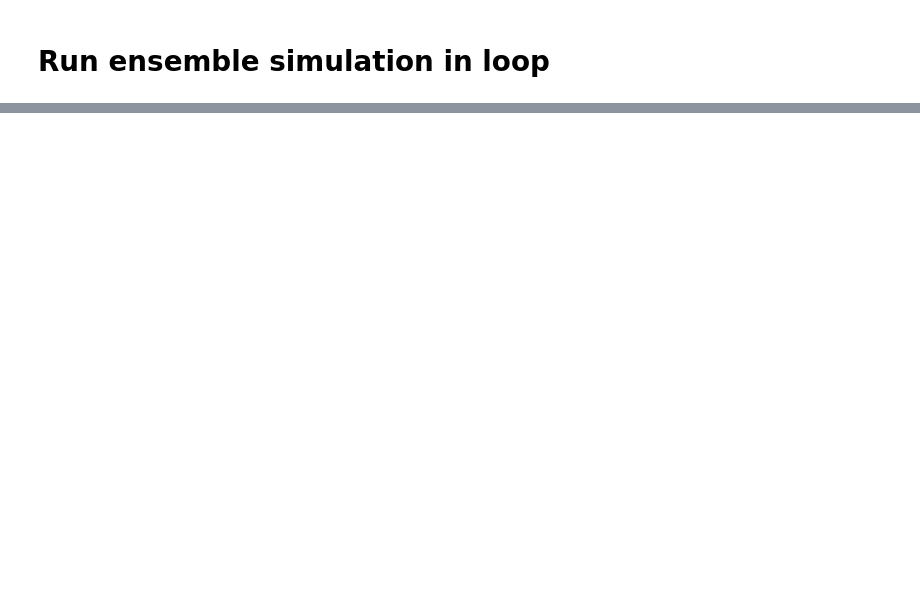
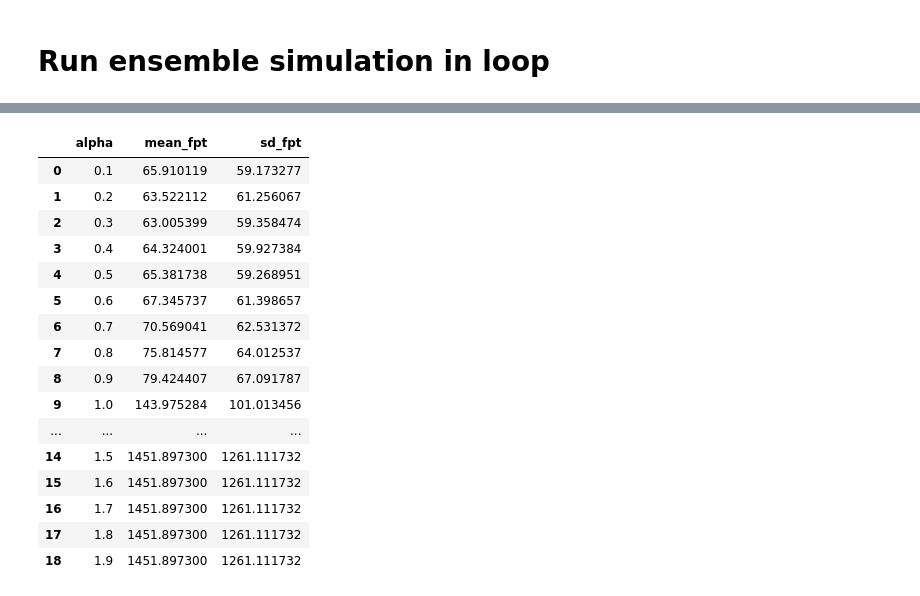
Before and after one commit to anuszka/fitnesslandscapestudent, a Jupyter notebook: LevyFlight11.ipynb, the cells around one changed output, grey strips where cells are left out. Saved outputs shown, nothing was run; the diff lists cells and outputs as text; code cells hidden in the pictures; blank space fills up the shorter version.

```diff
--- a/LevyFlight11.ipynb
+++ b/LevyFlight11.ipynb
@@ -31,2 +28,39 @@ sh: 1: ./LevyFlight.run: not found
 
 outT5e+03N5e+03dt1e-01alpha2e+00_ensemble.csv saved
+# %%
+import numpy as np
+import pandas as pd
+import matplotlib.pyplot as plt
+
+from settings import init
+from types import SimpleNamespace
+from fpt_helpers import get_fpt_mean_sd
+
+params=init()
+n = SimpleNamespace(**params)
+data=[]
+for n.alpha in np.arange(n.alpha_min,n.alpha_max,n.alpha_step):
+    output_data_file=f"outT{n.T1:.0e}N{n.Ntraj1:.0e}dt{n.dt1:.0e}alpha{n.alpha:.0e}_ensemble.csv"
+    mean_fpt, sd_fpt=get_fpt_mean_sd(output_path=n.output_dir+output_data_file)
+    data.append([n.alpha, mean_fpt,sd_fpt])
+
+mfptdf=pd.DataFrame(data, columns=['alpha', 'mean_fpt','sd_fpt'])
+mfptdf
+# %% [output]
+|  | alpha | mean_fpt | sd_fpt |
+| 0 | 0.1 | 65.910119 | 59.173277 |
+| 1 | 0.2 | 63.522112 | 61.256067 |
+| 2 | 0.3 | 63.005399 | 59.358474 |
+| 3 | 0.4 | 64.324001 | 59.927384 |
+| 4 | 0.5 | 65.381738 | 59.268951 |
+| 5 | 0.6 | 67.345737 | 61.398657 |
+| 6 | 0.7 | 70.569041 | 62.531372 |
+| 7 | 0.8 | 75.814577 | 64.012537 |
+| 8 | 0.9 | 79.424407 | 67.091787 |
+| 9 | 1.0 | 143.975284 | 101.013456 |
+| ... | ... | ... | ... |
+| 14 | 1.5 | 1451.897300 | 1261.111732 |
+| 15 | 1.6 | 1451.897300 | 1261.111732 |
+| 16 | 1.7 | 1451.897300 | 1261.111732 |
+| 17 | 1.8 | 1451.897300 | 1261.111732 |
+| 18 | 1.9 | 1451.897300 | 1261.111732 |
```
Also changed, not shown: parts of 4 cells of this notebook.
